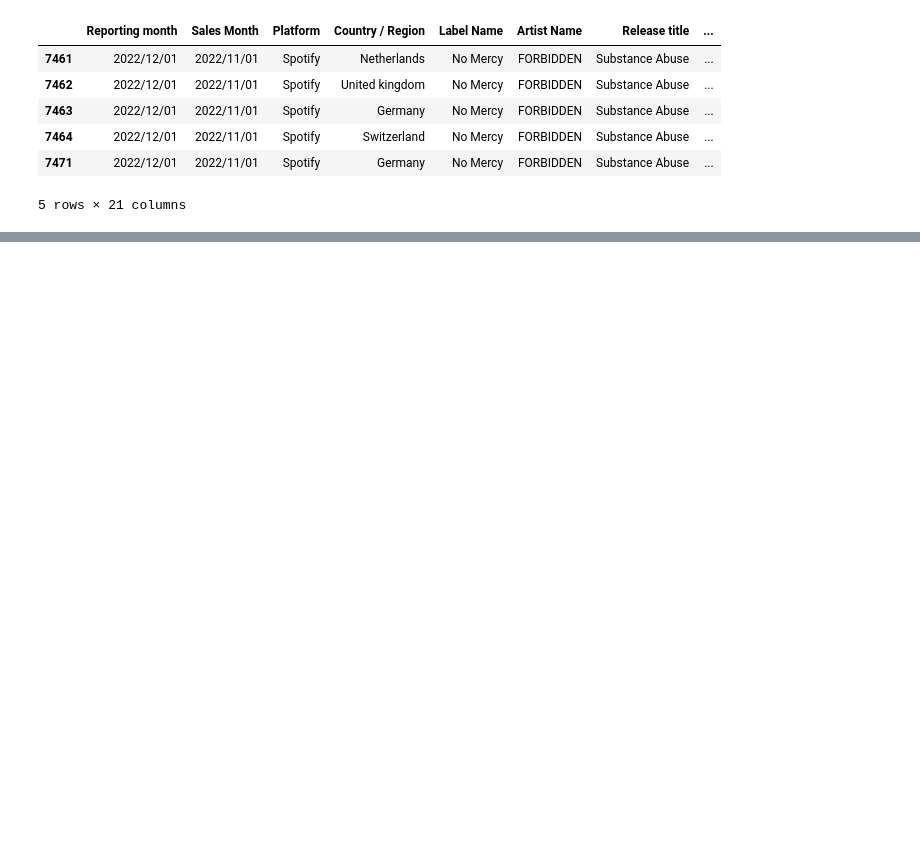
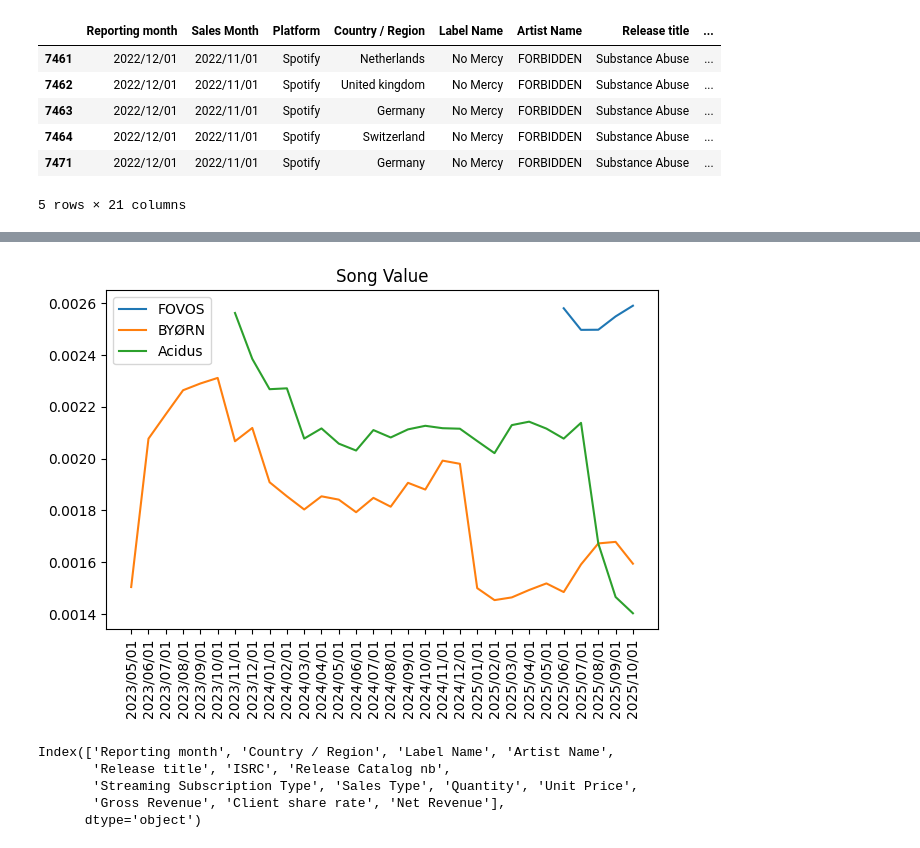
Before and after one commit to Iker-Jauregui/MLOps_Final_Project, a Jupyter notebook: notebooks/EDA.ipynb, the cells around one changed output, grey strips where cells are left out. Cells and saved outputs as stored; diff of their text form; code cells hidden in the pictures; blank space fills up the shorter version.

```diff
--- a/notebooks/EDA.ipynb
+++ b/notebooks/EDA.ipynb
@@ -136,0 +614,46 @@ ValueError: The truth value of an array with more than one element is ambiguous.
+# %%
+df_filtered = df_filtered.sort_values(by="Reporting month")
+
+all_months = (
+    df_filtered["Reporting month"]
+    .drop_duplicates()
+    .sort_values()
+)
+
+
+for artist_name in artists_to_analyze:
+    df_aux = (
+        df_filtered[df_filtered["Artist Name"] == artist_name]
+        .groupby("Reporting month", as_index=False)
+        .agg(
+            Quantity=("Quantity", "sum"),
+            Net_Revenue=("Net Revenue", "sum")
+        )
+        .set_index("Reporting month")
+        .reindex(all_months, fill_value=0)
+    )
+
+    df_aux['song_value'] = df_aux['Net_Revenue'] / df_aux['Quantity']
+
+    plt.plot(
+        all_months,
+        df_aux["song_value"].values,
+        label=artist_name
+    )
+
+plt.title("Song Value")
+plt.xticks(rotation=90)
+plt.legend()
+
+plt.tight_layout()
+plt.show()
+# %% [output]
+[figure, added]
+# %%
+df_filtered.columns
+# %% [output]
+Index(['Reporting month', 'Country / Region', 'Label Name', 'Artist Name',
+       'Release title', 'ISRC', 'Release Catalog nb',
+       'Streaming Subscription Type', 'Sales Type', 'Quantity', 'Unit Price',
+       'Gross Revenue', 'Client share rate', 'Net Revenue'],
+      dtype='object')
```
Also changed, not shown: parts of 62 cells of this notebook, 1 other file.
